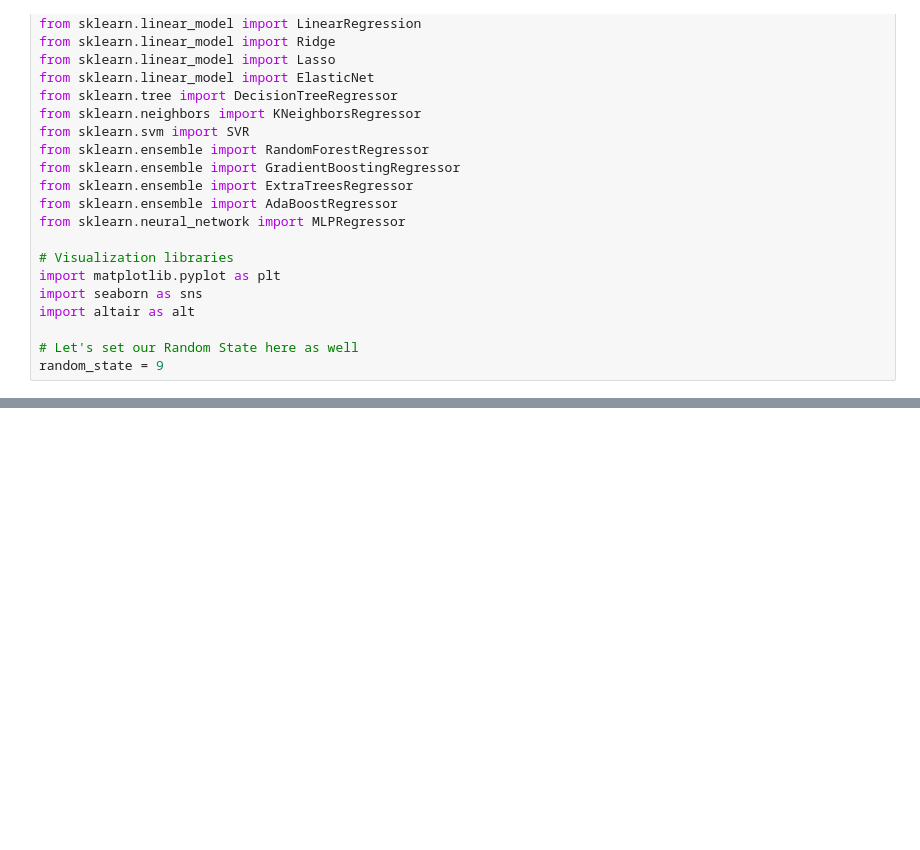
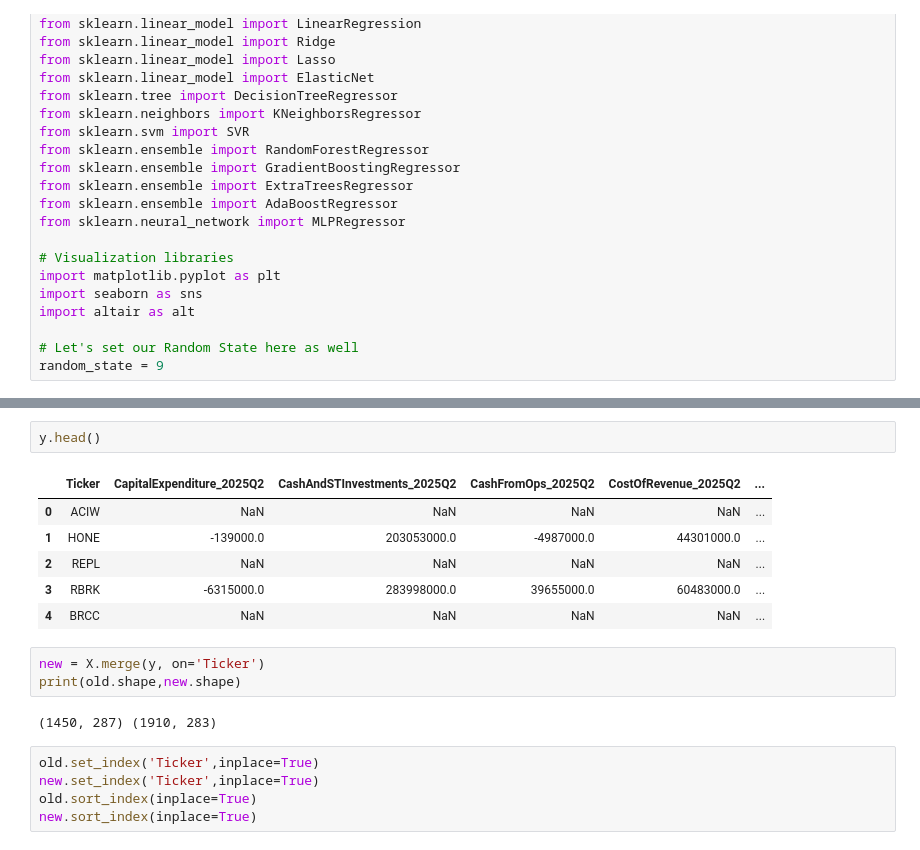
Before and after one commit to tmacpherson6/machine_learning_in_fundamental_valuations, a Jupyter notebook: Notebooks/Thomas/10 - Temp.ipynb, the cells around one changed output, grey strips where cells are left out. Cells and saved outputs as stored; diff of their text form; blank space fills up the shorter version.

```diff
--- a/Notebooks/Thomas/10 - Temp.ipynb
+++ b/Notebooks/Thomas/10 - Temp.ipynb
@@ -44,0 +56,19 @@ FileNotFoundError: [Errno 2] No such file or directory: '../../datasets/X_train_
+# %%
+y.head()
+# %% [output]
+|  | Ticker | CapitalExpenditure_2025Q2 | CashAndSTInvestments_2025Q2 | CashFromOps_2025Q2 | CostOfRevenue_2025Q2 | ... |
+| 0 | ACIW | NaN | NaN | NaN | NaN | ... |
+| 1 | HONE | -139000.0 | 203053000.0 | -4987000.0 | 44301000.0 | ... |
+| 2 | REPL | NaN | NaN | NaN | NaN | ... |
+| 3 | RBRK | -6315000.0 | 283998000.0 | 39655000.0 | 60483000.0 | ... |
+| 4 | BRCC | NaN | NaN | NaN | NaN | ... |
+# %%
+new = X.merge(y, on='Ticker')
+print(old.shape,new.shape)
+# %% [output]
+(1450, 287) (1910, 283)
+# %%
+old.set_index('Ticker',inplace=True)
+new.set_index('Ticker',inplace=True)
+old.sort_index(inplace=True)
+new.sort_index(inplace=True)
```
Also changed, not shown: parts of 26 cells of this notebook, 9 other files.
